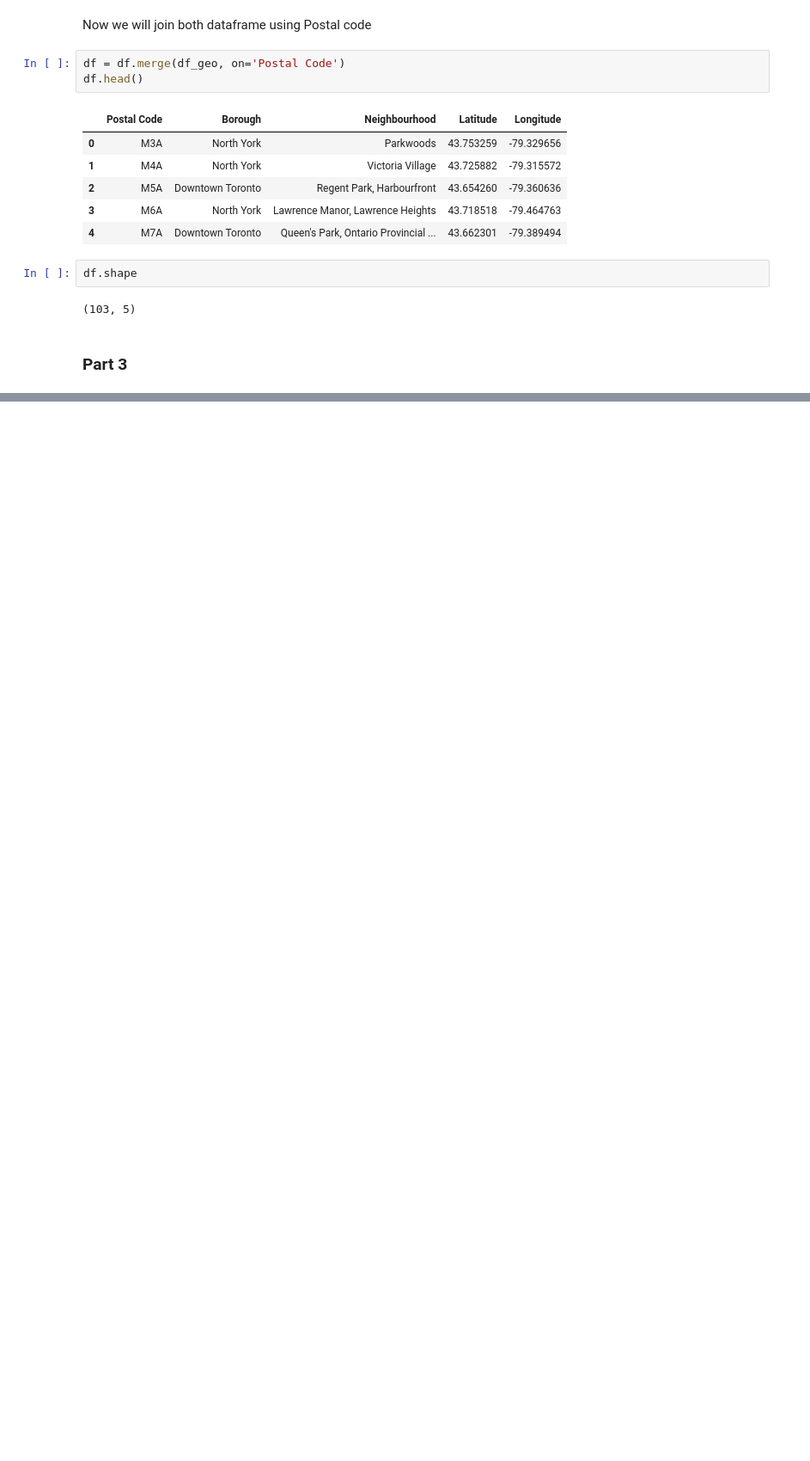
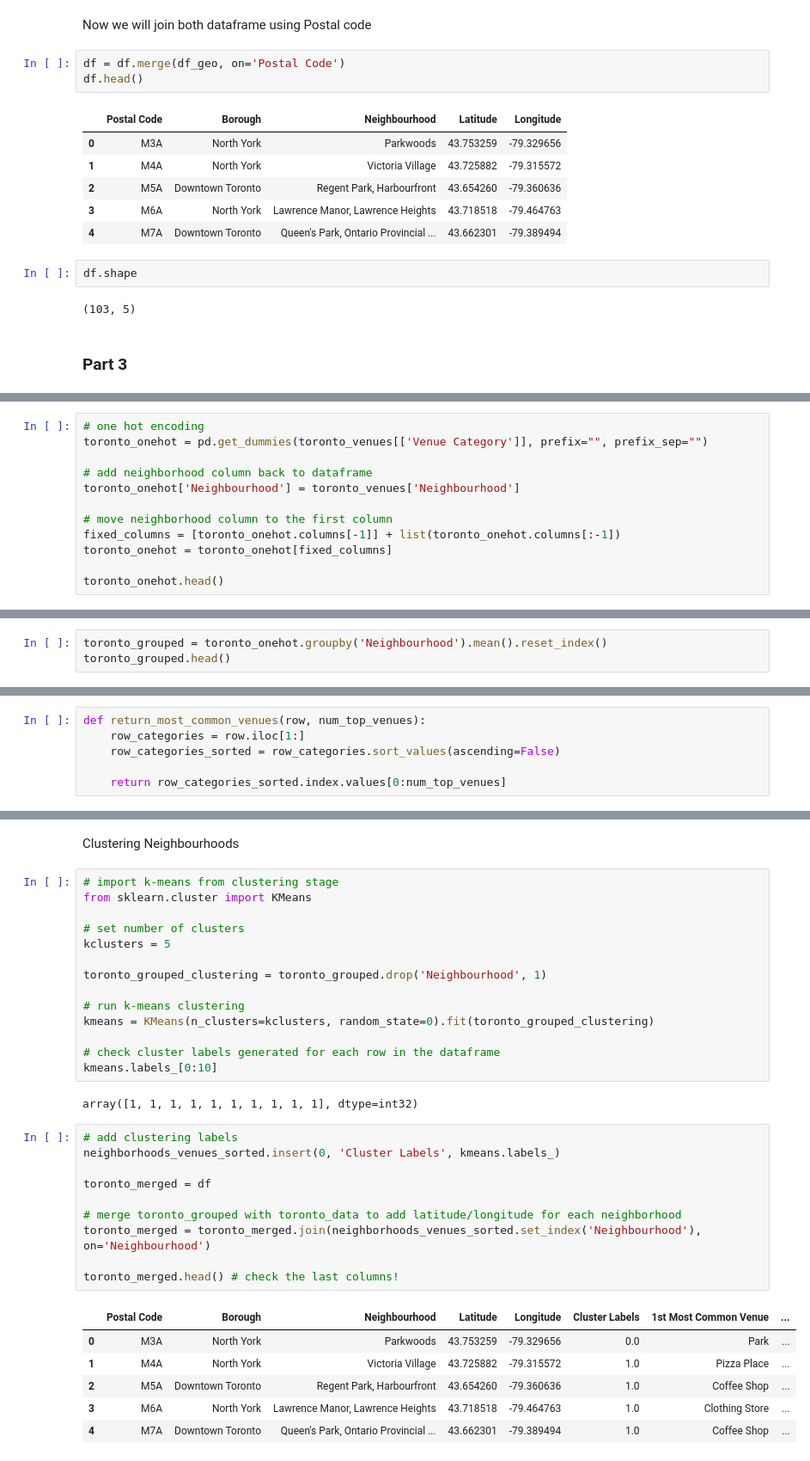
Before and after one commit to Aayaam-AI/Coursera_Capstone, a Jupyter notebook: Week 3.ipynb, the cells around one changed output, grey strips where cells are left out. Shown: that part at 86% size. Drawn from its saved outputs; the diff is of its cells as text; blank space fills up the shorter version.

```diff
--- a/Week 3.ipynb
+++ b/Week 3.ipynb
@@ -125,0 +368,12 @@ df.shape
+# %%
+# one hot encoding
+toronto_onehot = pd.get_dummies(toronto_venues[['Venue Category']], prefix="", prefix_sep="")
+
+# add neighborhood column back to dataframe
+toronto_onehot['Neighbourhood'] = toronto_venues['Neighbourhood']
+
+# move neighborhood column to the first column
+fixed_columns = [toronto_onehot.columns[-1]] + list(toronto_onehot.columns[:-1])
+toronto_onehot = toronto_onehot[fixed_columns]
+
+toronto_onehot.head()
@@ -125,0 +388,3 @@ df.shape
+# %%
+toronto_grouped = toronto_onehot.groupby('Neighbourhood').mean().reset_index()
+toronto_grouped.head()
@@ -125,0 +405,6 @@ df.shape
+# %%
+def return_most_common_venues(row, num_top_venues):
+    row_categories = row.iloc[1:]
+    row_categories_sorted = row_categories.sort_values(ascending=False)
+
+    return row_categories_sorted.index.values[0:num_top_venues]
@@ -125,0 +440,35 @@ df.shape
+# %% [markdown]
+Clustering Neighbourhoods
+# %%
+# import k-means from clustering stage
+from sklearn.cluster import KMeans
+
+# set number of clusters
+kclusters = 5
+
+toronto_grouped_clustering = toronto_grouped.drop('Neighbourhood', 1)
+
+# run k-means clustering
+kmeans = KMeans(n_clusters=kclusters, random_state=0).fit(toronto_grouped_clustering)
+
+# check cluster labels generated for each row in the dataframe
+kmeans.labels_[0:10]
+# %% [output]
+array([1, 1, 1, 1, 1, 1, 1, 1, 1, 1], dtype=int32)
+# %%
+# add clustering labels
+neighborhoods_venues_sorted.insert(0, 'Cluster Labels', kmeans.labels_)
+
+toronto_merged = df
+
+# merge toronto_grouped with toronto_data to add latitude/longitude for each neighborhood
+toronto_merged = toronto_merged.join(neighborhoods_venues_sorted.set_index('Neighbourhood'), on='Neighbourhood')
+
+toronto_merged.head() # check the last columns!
+# %% [output]
+|  | Postal Code | Borough | Neighbourhood | Latitude | Longitude | Cluster Labels | 1st Most Common Venue | ... |
+| 0 | M3A | North York | Parkwoods | 43.753259 | -79.329656 | 0.0 | Park | ... |
+| 1 | M4A | North York | Victoria Village | 43.725882 | -79.315572 | 1.0 | Pizza Place | ... |
+| 2 | M5A | Downtown Toronto | Regent Park, Harbourfront | 43.654260 | -79.360636 | 1.0 | Coffee Shop | ... |
+| 3 | M6A | North York | Lawrence Manor, Lawrence Heights | 43.718518 | -79.464763 | 1.0 | Clothing Store | ... |
+| 4 | M7A | Downtown Toronto | Queen's Park, Ontario Provincial ... | 43.662301 | -79.389494 | 1.0 | Coffee Shop | ... |
```
Also changed, not shown: parts of 24 cells of this notebook.
